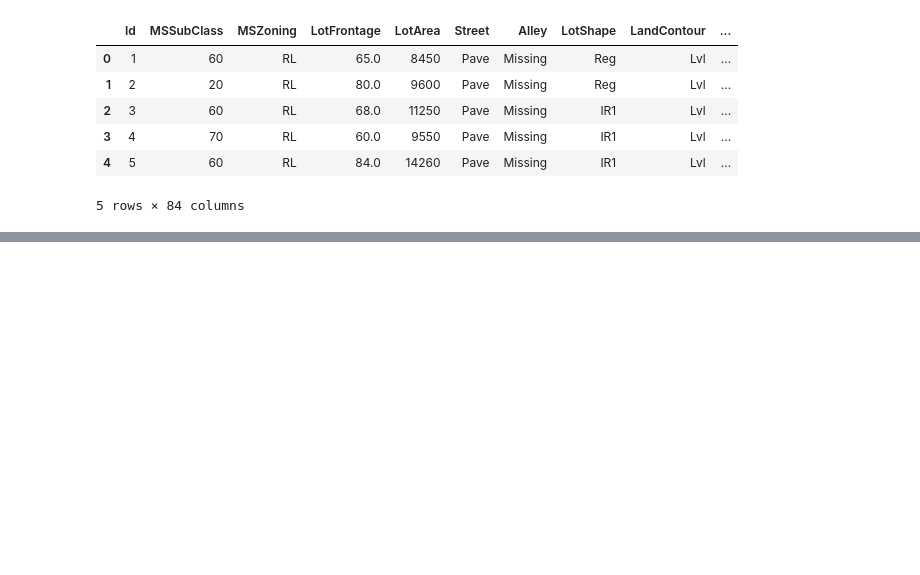
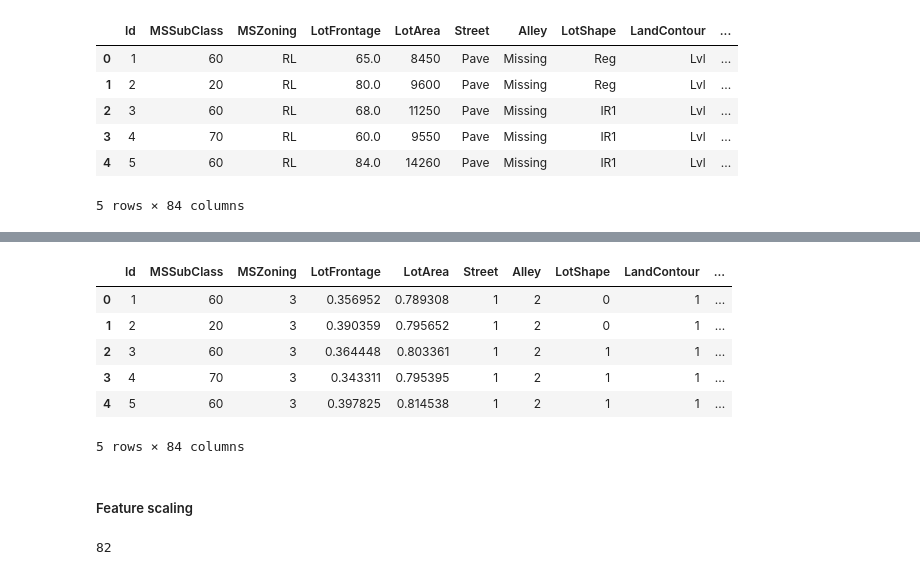
Before and after one commit to Vishesh3011/exploratory-data-analysis, a Jupyter notebook: feature_engineering/feature_engineering.ipynb, the cells around one changed output, grey strips where cells are left out. Cells and saved outputs as stored; diff of their text form; code cells hidden in the pictures; blank space fills up the shorter version.

```diff
--- a/feature_engineering/feature_engineering.ipynb
+++ b/feature_engineering/feature_engineering.ipynb
@@ -146,0 +192,22 @@ df[['YearBuilt', 'YearRemodAdd', "GarageYrBlt"]].head()
+# %%
+for feat in cat_feat:
+    labels_ordered = df.groupby([feat])['SalePrice'].mean().sort_values().index
+    labels_ordered = {k : i for i, k in enumerate(labels_ordered, 0)}
+    df[feat] = df[feat].map(labels_ordered)
+# %%
+df.head()
+# %% [output]
+|  | Id | MSSubClass | MSZoning | LotFrontage | LotArea | Street | Alley | LotShape | LandContour | ... |
+| 0 | 1 | 60 | 3 | 0.356952 | 0.789308 | 1 | 2 | 0 | 1 | ... |
+| 1 | 2 | 20 | 3 | 0.390359 | 0.795652 | 1 | 2 | 0 | 1 | ... |
+| 2 | 3 | 60 | 3 | 0.364448 | 0.803361 | 1 | 2 | 1 | 1 | ... |
+| 3 | 4 | 70 | 3 | 0.343311 | 0.795395 | 1 | 2 | 1 | 1 | ... |
+| 4 | 5 | 60 | 3 | 0.397825 | 0.814538 | 1 | 2 | 1 | 1 | ... |
+5 rows × 84 columns
+# %% [markdown]
+##### Feature scaling
+# %%
+feat_scale = [feat for feat in df.columns if feat not in ['Id', 'SalePrice']]
+len(feat_scale)
+# %% [output]
+82
```
Also changed, not shown: parts of 14 cells of this notebook, 2 other files.
